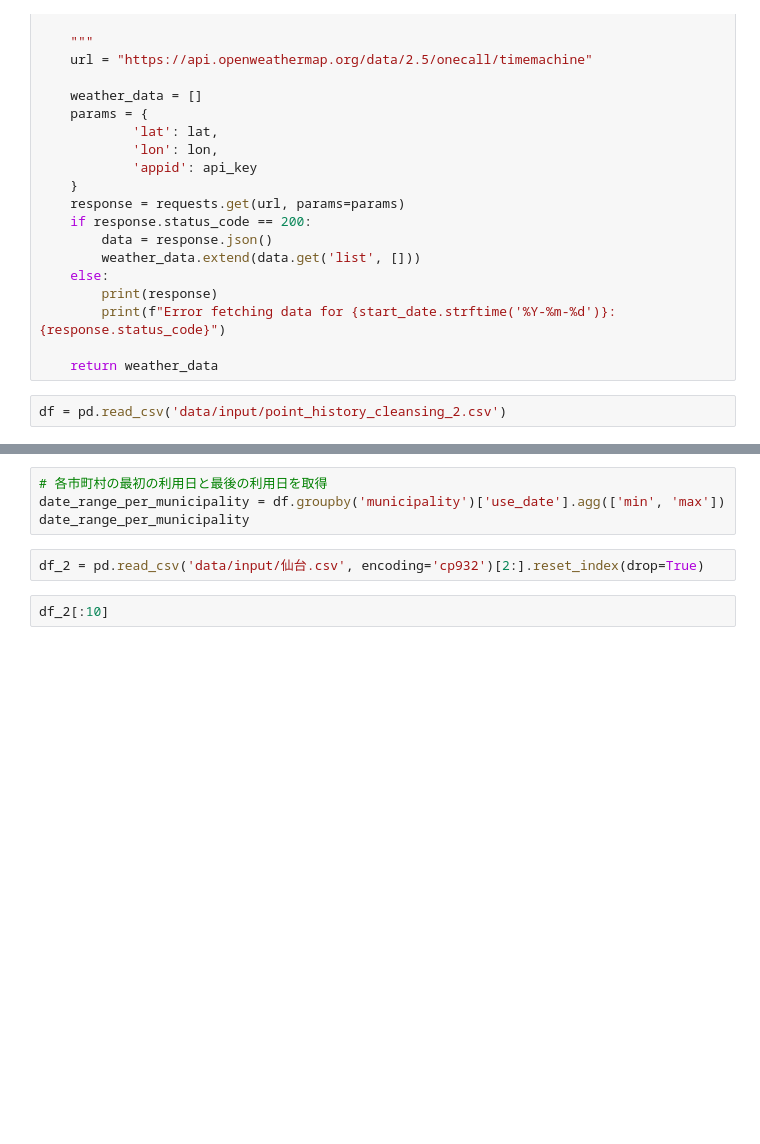
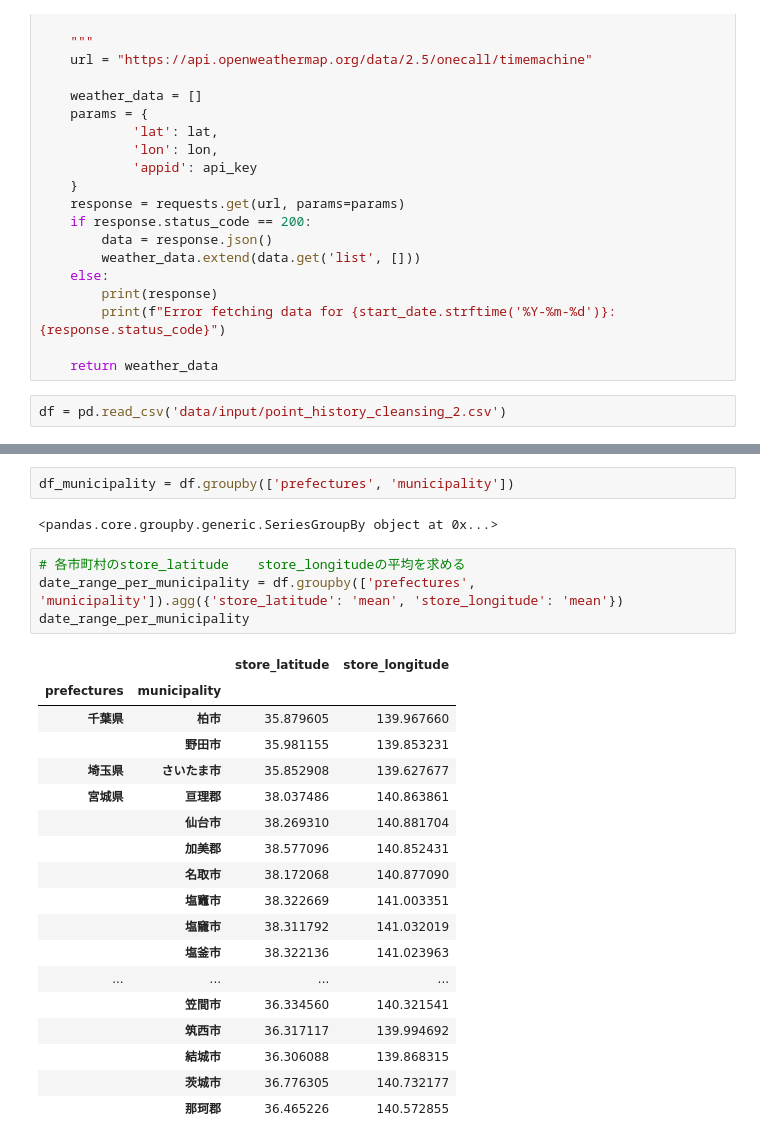
Before and after one commit to Naoya-Yasuda/MANABI_DX_QUEST_2023_PrePoC, a Jupyter notebook: notebook/weather_data_fetcher.ipynb, the cells around one changed output, grey strips where cells are left out. Drawn from its saved outputs; the diff is of its cells as text; blank space fills up the shorter version.

```diff
--- a/notebook/weather_data_fetcher.ipynb
+++ b/notebook/weather_data_fetcher.ipynb
@@ -119,8 +421,27 @@ unique_municipalities
+# %%
+df_municipality = df.groupby(['prefectures', 'municipality'])
+# %% [output]
+<pandas.core.groupby.generic.SeriesGroupBy object at 0x...>
 # %%
-# 各市町村の最初の利用日と最後の利用日を取得
-date_range_per_municipality = df.groupby('municipality')['use_date'].agg(['min', 'max'])
+# 各市町村のstore_latitude	store_longitudeの平均を求める
+date_range_per_municipality = df.groupby(['prefectures', 'municipality']).agg({'store_latitude': 'mean', 'store_longitude': 'mean'})
 date_range_per_municipality
+# %% [output]
+|  |  | store_latitude | store_longitude |
+| prefectures | municipality |  |  |
+| 千葉県 | 柏市 | 35.879605 | 139.967660 |
+|  | 野田市 | 35.981155 | 139.853231 |
+| 埼玉県 | さいたま市 | 35.852908 | 139.627677 |
+| 宮城県 | 亘理郡 | 38.037486 | 140.863861 |
+|  | 仙台市 | 38.269310 | 140.881704 |
+|  | 加美郡 | 38.577096 | 140.852431 |
+|  | 名取市 | 38.172068 | 140.877090 |
+|  | 塩竈市 | 38.322669 | 141.003351 |
+|  | 塩竉市 | 38.311792 | 141.032019 |
+|  | 塩釜市 | 38.322136 | 141.023963 |
+| ... | ... | ... | ... |
+|  | 笠間市 | 36.334560 | 140.321541 |
+|  | 筑西市 | 36.317117 | 139.994692 |
+|  | 結城市 | 36.306088 | 139.868315 |
+|  | 茨城市 | 36.776305 | 140.732177 |
+|  | 那珂郡 | 36.465226 | 140.572855 |
-# %%
-df_2 = pd.read_csv('data/input/仙台.csv', encoding='cp932')[2:].reset_index(drop=True)
-# %%
-df_2[:10]
```
Also changed, not shown: parts of 28 cells of this notebook, 1 other file.
